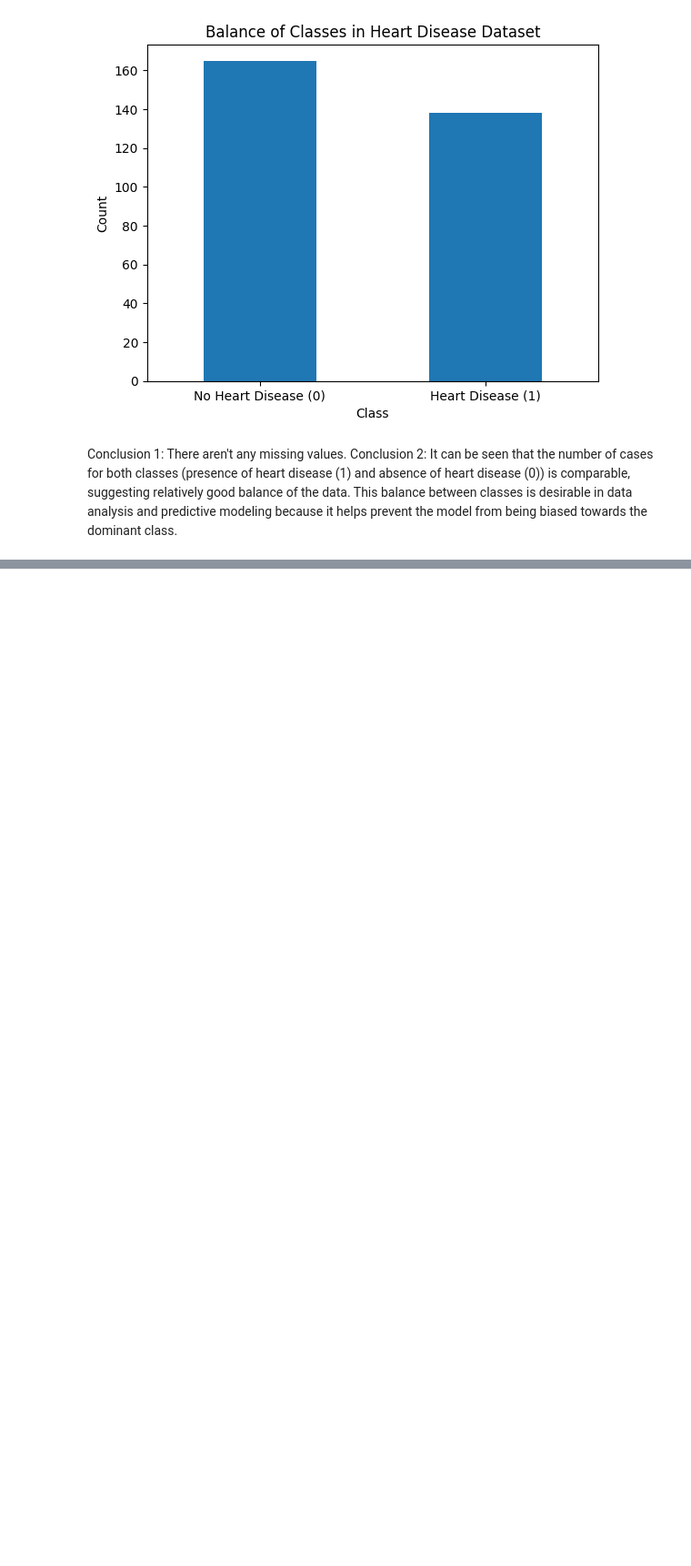
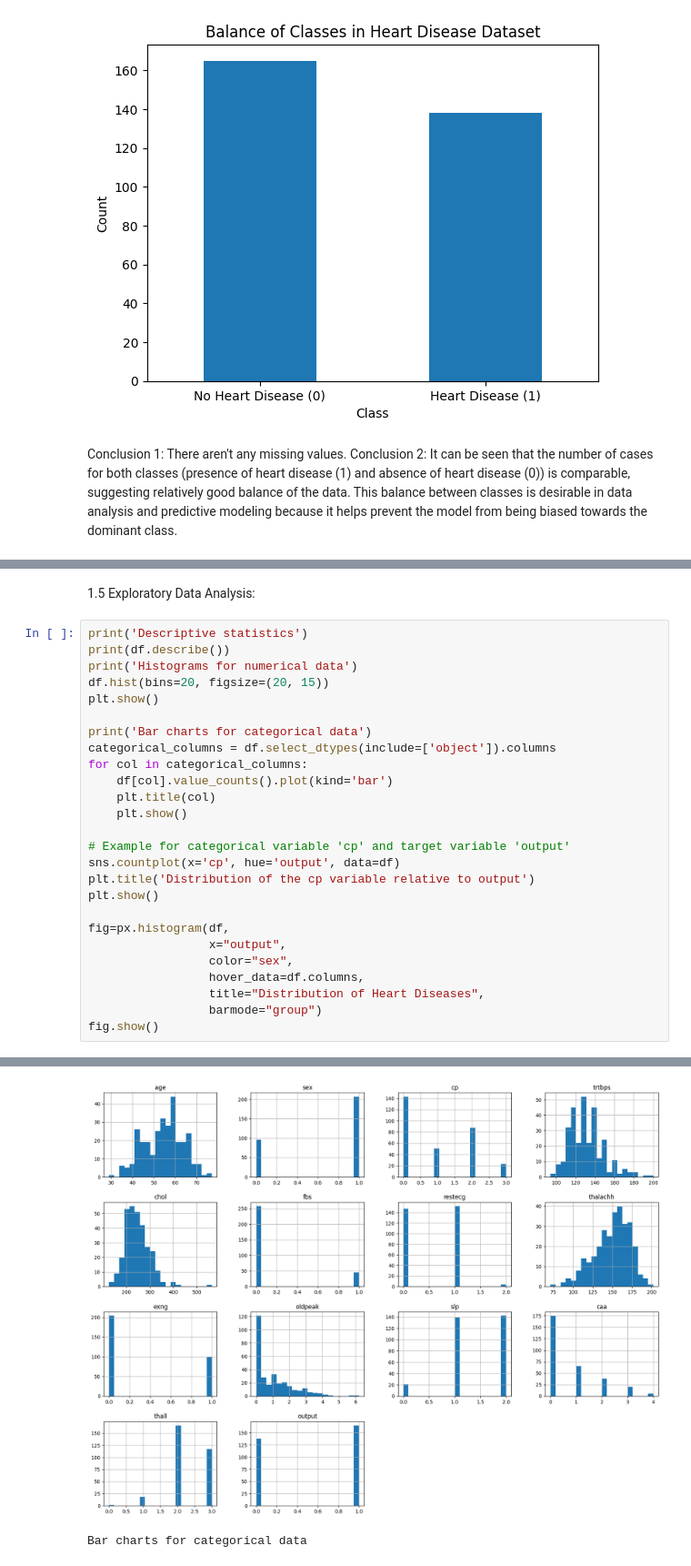
Before and after one commit to walachowska/Heart_Attack_Predictions, a Jupyter notebook: Heart_attack_prediction.ipynb, the cells around one changed output, grey strips where cells are left out. Shown at 91% size. Cells and saved outputs as stored; diff of their text form; blank space fills up the shorter version.

Commit message:
Data Processing and initial model research

```diff
--- a/Heart_attack_prediction.ipynb
+++ b/Heart_attack_prediction.ipynb
@@ -69,3 +91,32 @@ restecg - Resting electrocardiographic results
 thalachh - Maximum heart rate achieved
 exng - Exercise induced angina (1 = yes; 0 = no)
 oldpeak - ST depression induced by exercise relative to rest
+# %% [markdown]
+1.5 Exploratory Data Analysis:
+# %%
+print('Descriptive statistics')
+print(df.describe())
+print('Histograms for numerical data')
+df.hist(bins=20, figsize=(20, 15))
+plt.show()
+
+print('Bar charts for categorical data')
+categorical_columns = df.select_dtypes(include=['object']).columns
+for col in categorical_columns:
+    df[col].value_counts().plot(kind='bar')
+    plt.title(col)
+    plt.show()
+
+# Example for categorical variable 'cp' and target variable 'output'
+sns.countplot(x='cp', hue='output', data=df)
+plt.title('Distribution of the cp variable relative to output')
+plt.show()
+
+fig=px.histogram(df,
+                 x="output",
+                 color="sex",
+                 hover_data=df.columns,
+                 title="Distribution of Heart Diseases",
+                 barmode="group")
+fig.show()
+# %% [output]
@@ -71,0 +140,2 @@ oldpeak - ST depression induced by exercise relative to rest
+[figure, added]
+Bar charts for categorical data
```
Also changed, not shown: parts of 19 cells of this notebook, 1 other file.
